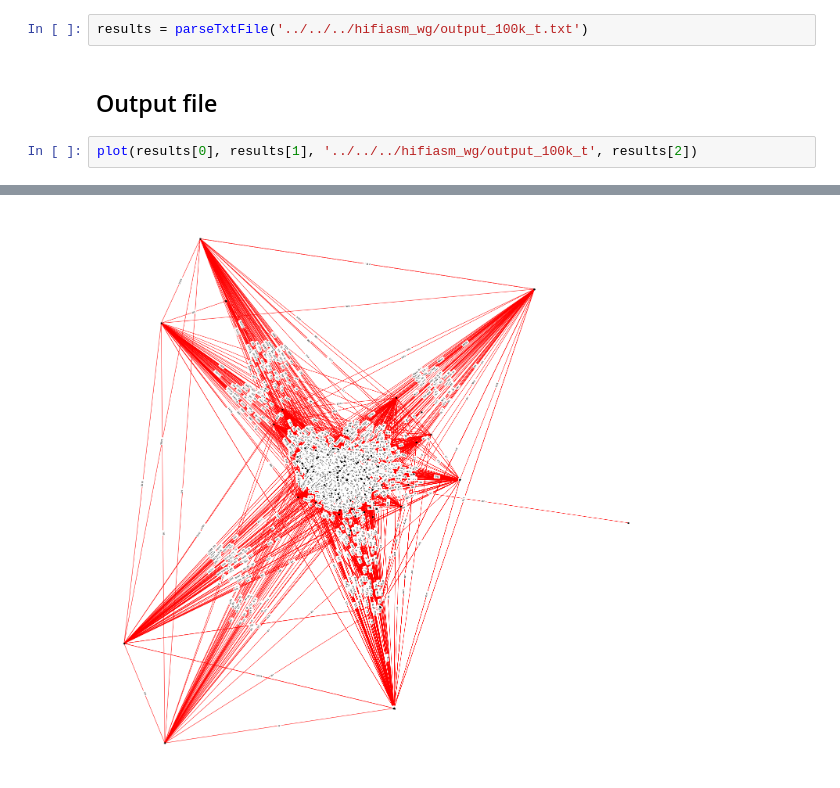
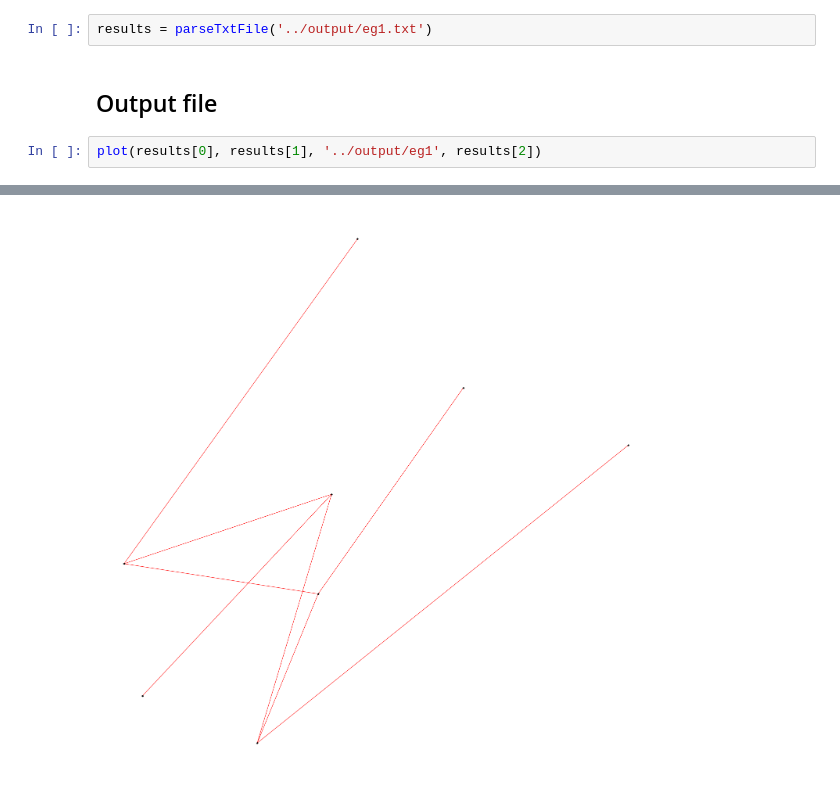
Before and after one commit to lsscecilia/GraphVisualisation, a Jupyter notebook: misc/Plot interactive graph.ipynb, the cells around one changed output, grey strips where cells are left out. Cells and saved outputs as stored; diff of their text form.

Commit message:
fix bug interactive graph

```diff
--- a/misc/Plot interactive graph.ipynb
+++ b/misc/Plot interactive graph.ipynb
@@ -122,9 +123,9 @@ def plot(g, coor, outFile, withWeight):
 # %% [markdown]
 ## Input file
 # %%
-results = parseTxtFile('../../../hifiasm_wg/output_100k_t.txt')
+results = parseTxtFile('../output/eg1.txt')
 # %% [markdown]
 ## Output file
 # %%
-plot(results[0], results[1], '../../../hifiasm_wg/output_100k_t', results[2])
+plot(results[0], results[1], '../output/eg1', results[2])
 # %% [output]
@@ -133 +132 @@ plot(results[0], results[1], '../../../hifiasm_wg/output_100k_t', results[2])
-[figure, old version]
+[figure, new version]
```
Also changed, not shown: parts of 2 cells of this notebook.
